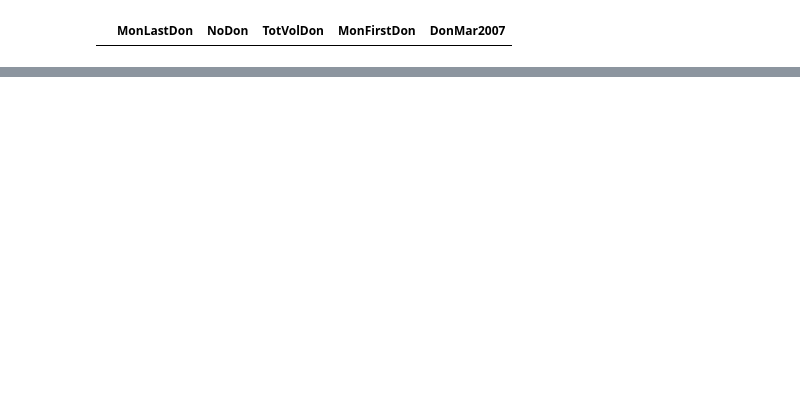
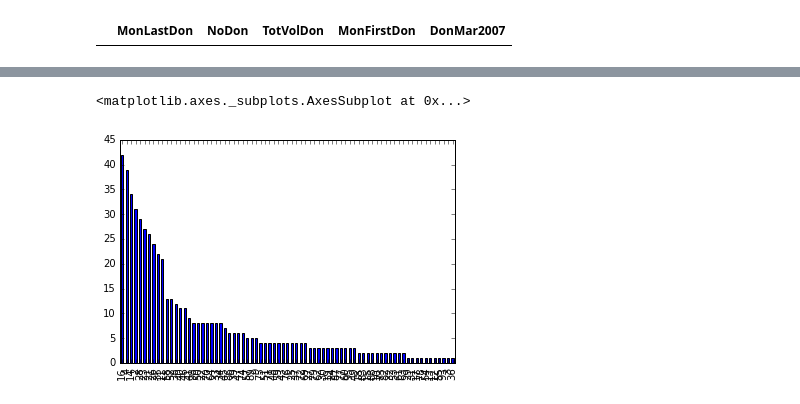
Before and after one commit to ukirderohit/Final-Project---Predict-Blood-Donations, a Jupyter notebook: Predict Blood Donation.ipynb, the cells around one changed output, grey strips where cells are left out. Saved outputs shown, nothing was run; the diff lists cells and outputs as text; code cells hidden in the pictures; blank space fills up the shorter version.

```diff
--- a/Predict Blood Donation.ipynb
+++ b/Predict Blood Donation.ipynb
@@ -41,0 +159,5 @@ df[df.MonLastDon.isnull()]
+# %%
+df.MonFirstDon.value_counts().plot(kind='bar')
+# %% [output]
+<matplotlib.axes._subplots.AxesSubplot at 0x...>
+[figure, added]
```
Also changed, not shown: parts of 19 cells of this notebook.
